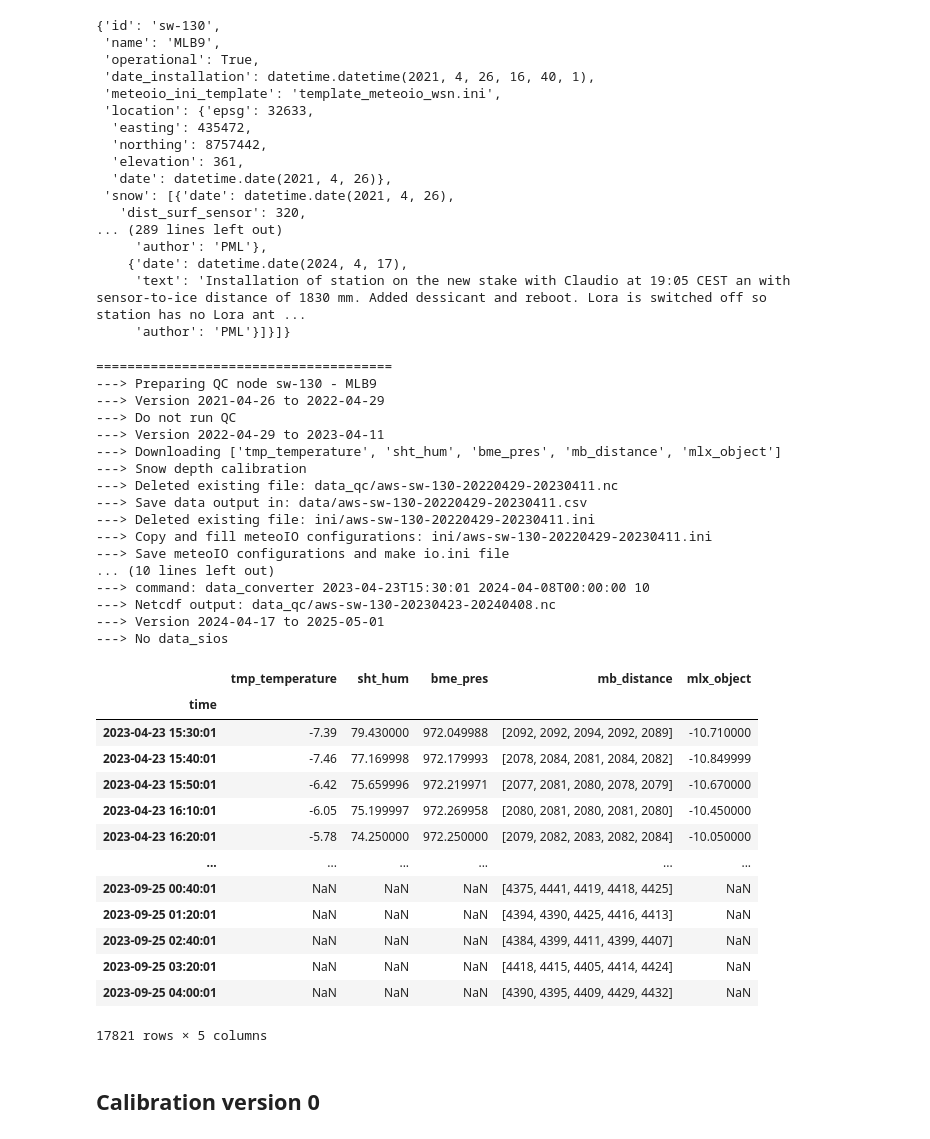
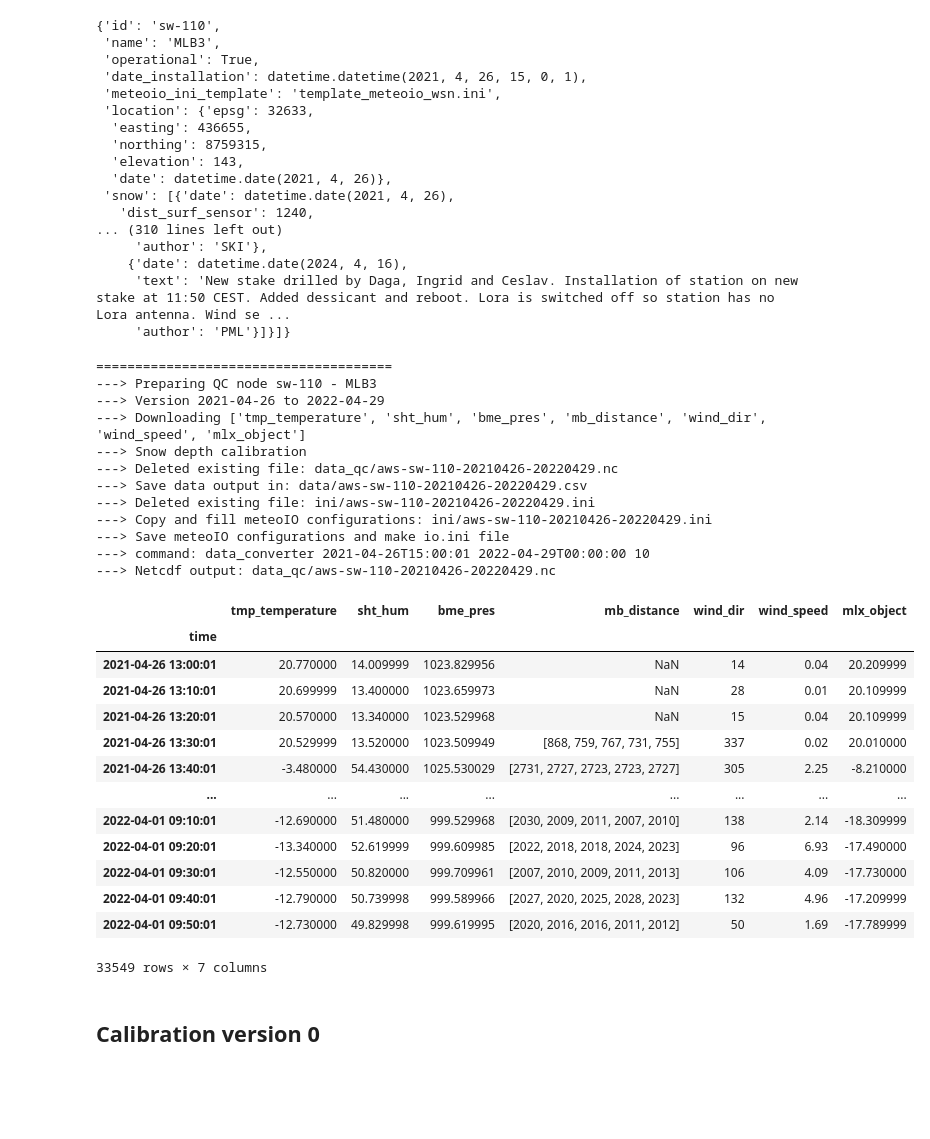
Before and after one commit to UiOHive/wsn_filters, a Jupyter notebook: MeteoIO_test.ipynb, the cells around one changed output. Saved outputs shown, nothing was run; the diff lists cells and outputs as text; code cells hidden in the pictures; blank space fills up the shorter version.

```diff
--- a/MeteoIO_test.ipynb
+++ b/MeteoIO_test.ipynb
@@ -46,25 +46,25 @@ with open('config_wsn_MLB.yml', 'r') as file:
 folder_input = conf['path']['folder_input']
 folder_output = conf['path']['folder_output']
 # %%
-node=conf['node'][3]  #3=KNG6
+node=conf['node'][0]  #3=KNG6
 node
 # %% [output]
-{'id': 'sw-130',
- 'name': 'MLB9',
+{'id': 'sw-110',
+ 'name': 'MLB3',
  'operational': True,
- 'date_installation': datetime.datetime(2021, 4, 26, 16, 40, 1),
+ 'date_installation': datetime.datetime(2021, 4, 26, 15, 0, 1),
  'meteoio_ini_template': 'template_meteoio_wsn.ini',
  'location': {'epsg': 32633,
-  'easting': 435472,
-  'northing': 8757442,
-  'elevation': 361,
+  'easting': 436655,
+  'northing': 8759315,
+  'elevation': 143,
   'date': datetime.date(2021, 4, 26)},
  'snow': [{'date': datetime.date(2021, 4, 26),
-   'dist_surf_sensor': 320,
-... (289 lines left out)
-     'author': 'PML'},
-    {'date': datetime.date(2024, 4, 17),
-     'text': 'Installation of station on the new stake with Claudio at 19:05 CEST an with sensor-to-ice distance of 1830 mm. Added dessicant and reboot. Lora is switched off so station has no Lora ant ...
+   'dist_surf_sensor': 1240,
+... (310 lines left out)
+     'author': 'SKI'},
+    {'date': datetime.date(2024, 4, 16),
+     'text': 'New stake drilled by Daga, Ingrid and Ceslav. Installation of station on new stake at 11:50 CEST. Added dessicant and reboot. Lora is switched off so station has no Lora antenna. Wind se ...
      'author': 'PML'}]}]}
 # %%
 
@@ -162,60 +162,56 @@ node
             config_ini['Output']['NC_ID']=node['id']
             config_ini['Output']['ACDD_CREATOR']=conf['ACDD']['CREATOR']
 
             # Add ACDD values
             for ACDD,value in conf['ACDD'].items():
                 if not ACDD=='WRITE':
                     config_ini['Output']['ACDD_'+ACDD]=value
 
             # write and copy ini - and remove double quotes
             #config_ini.write()
             #if platform == "linux" or platform == "linux2":
             #    subprocess.run(['sed -i \'s/"//g\' {}'.format(fname_ini)], shell=True)
             #elif platform == "darwin":
             #    subprocess.run(['sed -i \'\' \'s/"//g\' {}'.format(fname_ini)], shell=True)
             #shutil.copyfile(fname_ini,'io.ini')
             print('---> Save meteoIO configurations and make io.ini file')
 
             # run MeteoIO (need to alias data_converter)
             sampling_rate = 10 # in minutes
             command = 'data_converter {} {} {}'.format(format(date_start,"%Y-%m-%dT%H:%M:%S"),format(date_end,"%Y-%m-%dT%H:%M:%S"),sampling_rate)
             print('---> command: {}'.format(command))
             #time.sleep(4)
             #subprocess.run([command], shell=True)
             print('---> Netcdf output: {}'.format(path_out))
+            break
 df
 # %% [output]
 ======================================
----> Preparing QC node sw-130 - MLB9
+---> Preparing QC node sw-110 - MLB3
 ---> Version 2021-04-26 to 2022-04-29
----> Do not run QC
----> Version 2022-04-29 to 2023-04-11
----> Downloading ['tmp_temperature', 'sht_hum', 'bme_pres', 'mb_distance', 'mlx_object']
+---> Downloading ['tmp_temperature', 'sht_hum', 'bme_pres', 'mb_distance', 'wind_dir', 'wind_speed', 'mlx_object']
 ---> Snow depth calibration
----> Deleted existing file: data_qc/aws-sw-130-20220429-20230411.nc
----> Save data output in: data/aws-sw-130-20220429-20230411.csv
----> Deleted existing file: ini/aws-sw-130-20220429-20230411.ini
----> Copy and fill meteoIO configurations: ini/aws-sw-130-20220429-20230411.ini
+---> Deleted existing file: data_qc/aws-sw-110-20210426-20220429.nc
+---> Save data output in: data/aws-sw-110-20210426-20220429.csv
+---> Deleted existing file: ini/aws-sw-110-20210426-20220429.ini
+---> Copy and fill meteoIO configurations: ini/aws-sw-110-20210426-20220429.ini
 ---> Save meteoIO configurations and make io.ini file
-... (10 lines left out)
----> command: data_converter 2023-04-23T15:30:01 2024-04-08T00:00:00 10
----> Netcdf output: data_qc/aws-sw-130-20230423-20240408.nc
----> Version 2024-04-17 to 2025-05-01
----> No data_sios
+---> command: data_converter 2021-04-26T15:00:01 2022-04-29T00:00:00 10
+---> Netcdf output: data_qc/aws-sw-110-20210426-20220429.nc
-|  | tmp_temperature | sht_hum | bme_pres | mb_distance | mlx_object |
-| time |  |  |  |  |  |
-| 2023-04-23 15:30:01 | -7.39 | 79.430000 | 972.049988 | [2092, 2092, 2094, 2092, 2089] | -10.710000 |
-| 2023-04-23 15:40:01 | -7.46 | 77.169998 | 972.179993 | [2078, 2084, 2081, 2084, 2082] | -10.849999 |
-| 2023-04-23 15:50:01 | -6.42 | 75.659996 | 972.219971 | [2077, 2081, 2080, 2078, 2079] | -10.670000 |
-| 2023-04-23 16:10:01 | -6.05 | 75.199997 | 972.269958 | [2080, 2081, 2080, 2081, 2080] | -10.450000 |
-| 2023-04-23 16:20:01 | -5.78 | 74.250000 | 972.250000 | [2079, 2082, 2083, 2082, 2084] | -10.050000 |
-| ... | ... | ... | ... | ... | ... |
-| 2023-09-25 00:40:01 | NaN | NaN | NaN | [4375, 4441, 4419, 4418, 4425] | NaN |
-| 2023-09-25 01:20:01 | NaN | NaN | NaN | [4394, 4390, 4425, 4416, 4413] | NaN |
-| 2023-09-25 02:40:01 | NaN | NaN | NaN | [4384, 4399, 4411, 4399, 4407] | NaN |
-| 2023-09-25 03:20:01 | NaN | NaN | NaN | [4418, 4415, 4405, 4414, 4424] | NaN |
-| 2023-09-25 04:00:01 | NaN | NaN | NaN | [4390, 4395, 4409, 4429, 4432] | NaN |
+|  | tmp_temperature | sht_hum | bme_pres | mb_distance | wind_dir | wind_speed | mlx_object |
+| time |  |  |  |  |  |  |  |
+| 2021-04-26 13:00:01 | 20.770000 | 14.009999 | 1023.829956 | NaN | 14 | 0.04 | 20.209999 |
+| 2021-04-26 13:10:01 | 20.699999 | 13.400000 | 1023.659973 | NaN | 28 | 0.01 | 20.109999 |
+| 2021-04-26 13:20:01 | 20.570000 | 13.340000 | 1023.529968 | NaN | 15 | 0.04 | 20.109999 |
+| 2021-04-26 13:30:01 | 20.529999 | 13.520000 | 1023.509949 | [868, 759, 767, 731, 755] | 337 | 0.02 | 20.010000 |
+| 2021-04-26 13:40:01 | -3.480000 | 54.430000 | 1025.530029 | [2731, 2727, 2723, 2723, 2727] | 305 | 2.25 | -8.210000 |
+| ... | ... | ... | ... | ... | ... | ... | ... |
+| 2022-04-01 09:10:01 | -12.690000 | 51.480000 | 999.529968 | [2030, 2009, 2011, 2007, 2010] | 138 | 2.14 | -18.309999 |
+| 2022-04-01 09:20:01 | -13.340000 | 52.619999 | 999.609985 | [2022, 2018, 2018, 2024, 2023] | 96 | 6.93 | -17.490000 |
+| 2022-04-01 09:30:01 | -12.550000 | 50.820000 | 999.709961 | [2007, 2010, 2009, 2011, 2013] | 106 | 4.09 | -17.730000 |
+| 2022-04-01 09:40:01 | -12.790000 | 50.739998 | 999.589966 | [2027, 2020, 2025, 2028, 2023] | 132 | 4.96 | -17.209999 |
+| 2022-04-01 09:50:01 | -12.730000 | 49.829998 | 999.619995 | [2020, 2016, 2016, 2011, 2012] | 50 | 1.69 | -17.789999 |
-17821 rows × 5 columns
+33549 rows × 7 columns
 # %%
 #'xy({},{},{})'.format(node['location']['easting'],node['location']['northing'],node['location']['elevation'])
 #'xy({},{},{})'.format(node['location']['easting'],node['location']['northing'],node['location']['elevation'])
```
Also changed, not shown: parts of 15 cells of this notebook, 17 other files.
